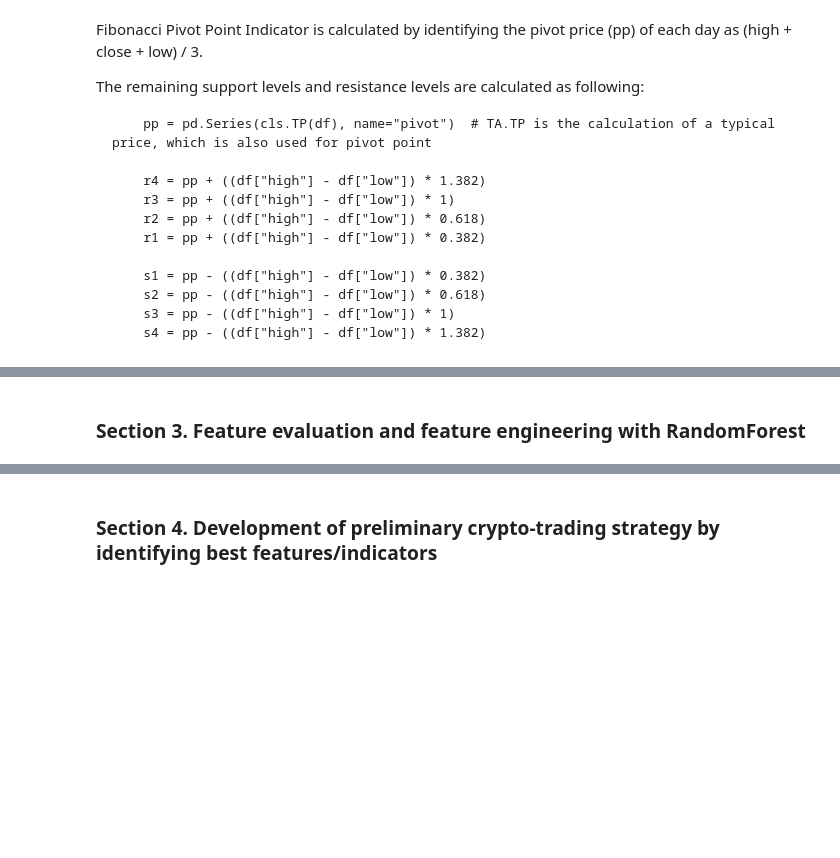
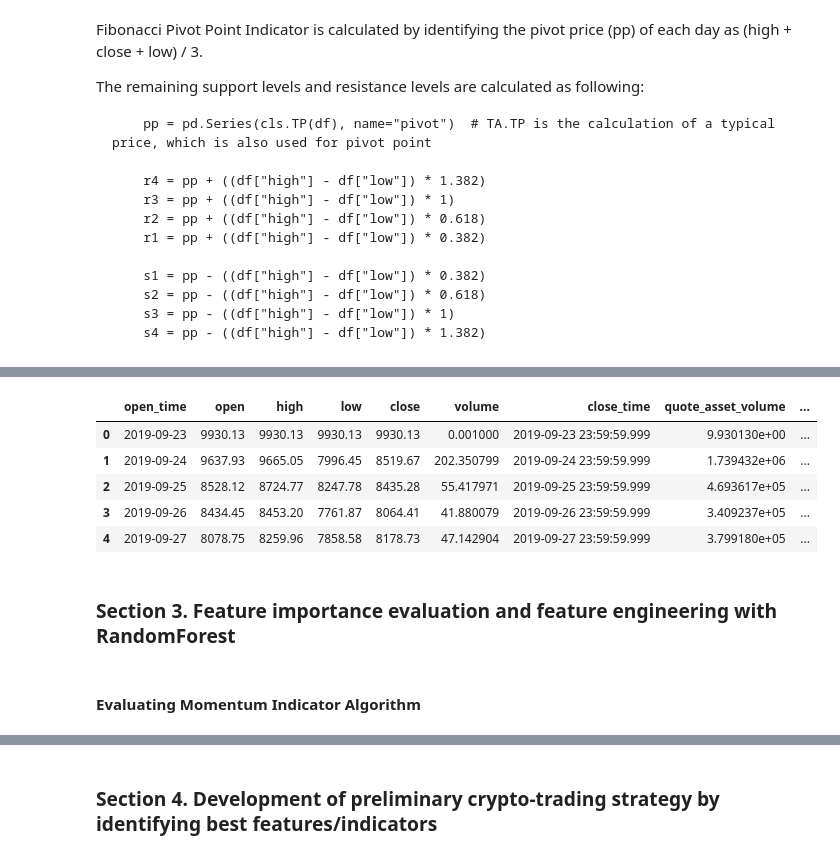
Before and after one commit to Drewmyself2code/Fintech_Project_2, a Jupyter notebook: Development_Code/cryptosurfer.ipynb, the cells around one changed output, grey strips where cells are left out. Drawn from its saved outputs; the diff is of its cells as text; code cells hidden in the pictures; blank space fills up the shorter version.

Commit message:
Added a new bitcoin strategy dataframe.

```diff
--- a/Development_Code/cryptosurfer.ipynb
+++ b/Development_Code/cryptosurfer.ipynb
@@ -190,6 +295,28 @@ bitcoin_volume_df.head()
 # %%
 bitcoin_volume_df.corr()
+# %%
+macd_df = TA.MACD(bitcoin_df)
+bbands_df = TA.BBANDS(bitcoin_df)
+
+bitcoin_strategy_df = bitcoin_df.assign(
+  sma = lambda df: TA.SMA(df), # Single Moving Average
+  cci = lambda df: TA.CCI(df), # Commodity Channel Index
+  macd = macd_df["MACD"], # Moving Average Convergence Divergence
+  macd_signal = macd_df["SIGNAL"],
+  bb_upper = bbands_df["BB_UPPER"], # Bollinger Band
+  bb_middle = bbands_df["BB_MIDDLE"],
+  bb_lower = bbands_df["BB_LOWER"]
+)
+
+bitcoin_strategy_df.head()
+# %% [output]
+|  | open_time | open | high | low | close | volume | close_time | quote_asset_volume | ... |
+| 0 | 2019-09-23 | 9930.13 | 9930.13 | 9930.13 | 9930.13 | 0.001000 | 2019-09-23 23:59:59.999 | 9.930130e+00 | ... |
+| 1 | 2019-09-24 | 9637.93 | 9665.05 | 7996.45 | 8519.67 | 202.350799 | 2019-09-24 23:59:59.999 | 1.739432e+06 | ... |
+| 2 | 2019-09-25 | 8528.12 | 8724.77 | 8247.78 | 8435.28 | 55.417971 | 2019-09-25 23:59:59.999 | 4.693617e+05 | ... |
+| 3 | 2019-09-26 | 8434.45 | 8453.20 | 7761.87 | 8064.41 | 41.880079 | 2019-09-26 23:59:59.999 | 3.409237e+05 | ... |
+| 4 | 2019-09-27 | 8078.75 | 8259.96 | 7858.58 | 8178.73 | 47.142904 | 2019-09-27 23:59:59.999 | 3.799180e+05 | ... |
 # %%
 ## Develop ways to create signals
 # %% [markdown]
-### Section 3. Feature evaluation and feature engineering with RandomForest
+### Section 3. Feature importance evaluation and feature engineering with RandomForest
@@ -195,0 +329,2 @@ bitcoin_volume_df.corr()
+# %% [markdown]
+#### Evaluating Momentum Indicator Algorithm
```
Also changed, not shown: parts of 16 cells of this notebook.
